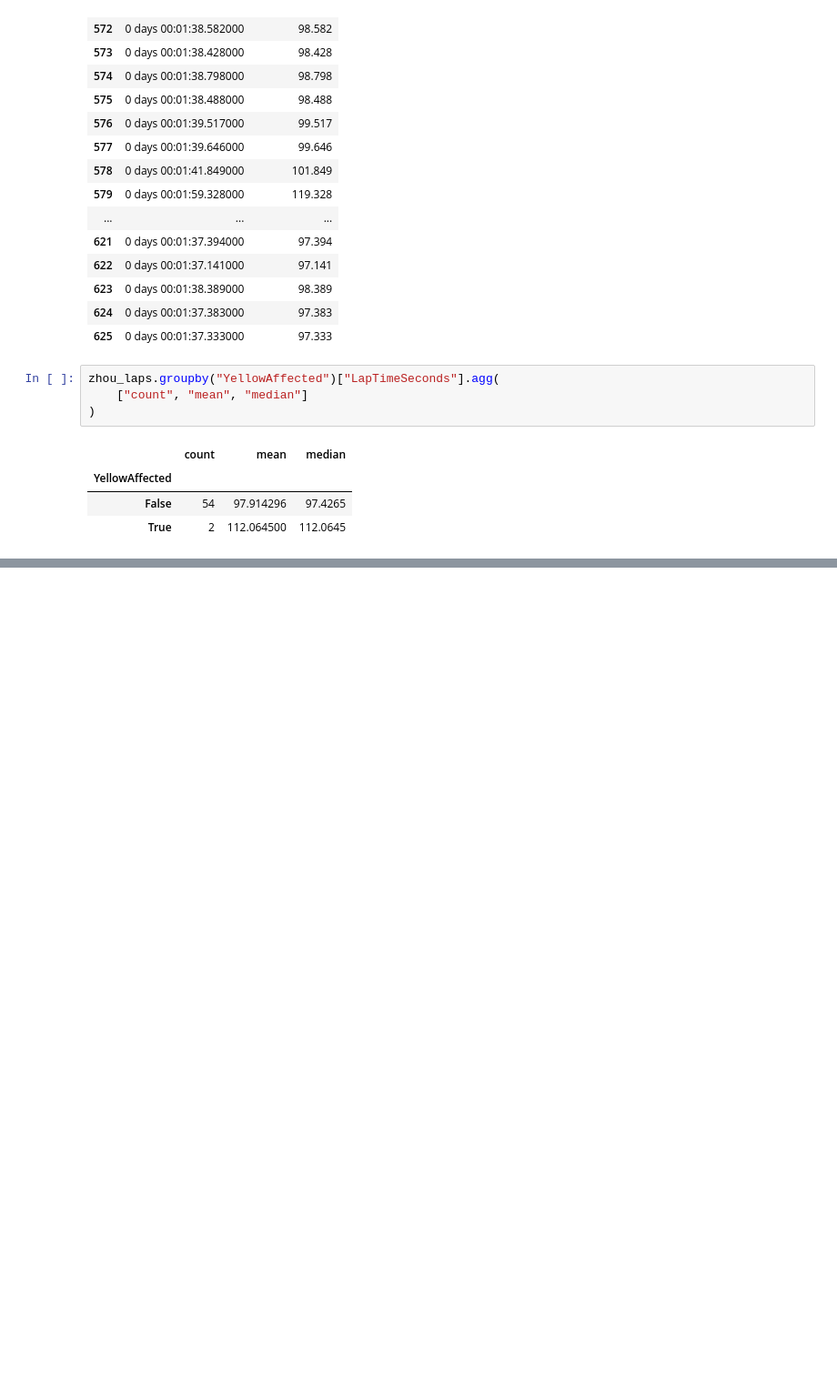
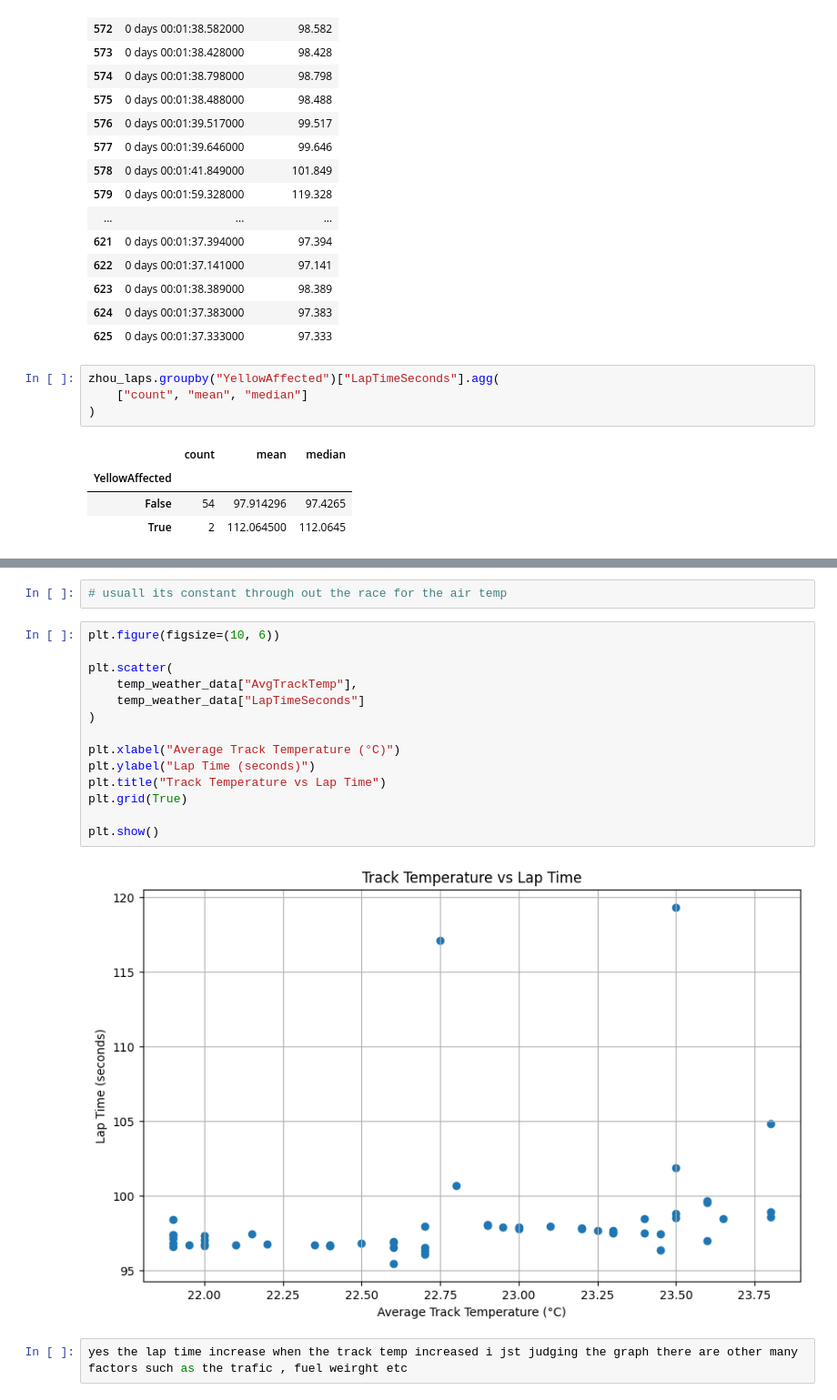
Before and after one commit to mohammedDhinojwala/f1-ai-race-strategy, a Jupyter notebook: notebooks/01_data_investigation.ipynb, the cells around one changed output, grey strips where cells are left out. Shown at 91% size. Cells and saved outputs as stored; diff of their text form; blank space fills up the shorter version.

```diff
--- a/notebooks/01_data_investigation.ipynb
+++ b/notebooks/01_data_investigation.ipynb
@@ -2062,0 +2223,20 @@ zhou_laps.groupby("YellowAffected")["LapTimeSeconds"].agg(
+# %%
+# usuall its constant through out the race for the air temp
+# %%
+plt.figure(figsize=(10, 6))
+
+plt.scatter(
+    temp_weather_data["AvgTrackTemp"],
+    temp_weather_data["LapTimeSeconds"]
+)
+
+plt.xlabel("Average Track Temperature (°C)")
+plt.ylabel("Lap Time (seconds)")
+plt.title("Track Temperature vs Lap Time")
+plt.grid(True)
+
+plt.show()
+# %% [output]
+[figure, added]
+# %%
+yes the lap time increase when the track temp increased i jst judging the graph there are other many factors such as the trafic , fuel weirght etc
```
Also changed, not shown: parts of 29 cells of this notebook.
